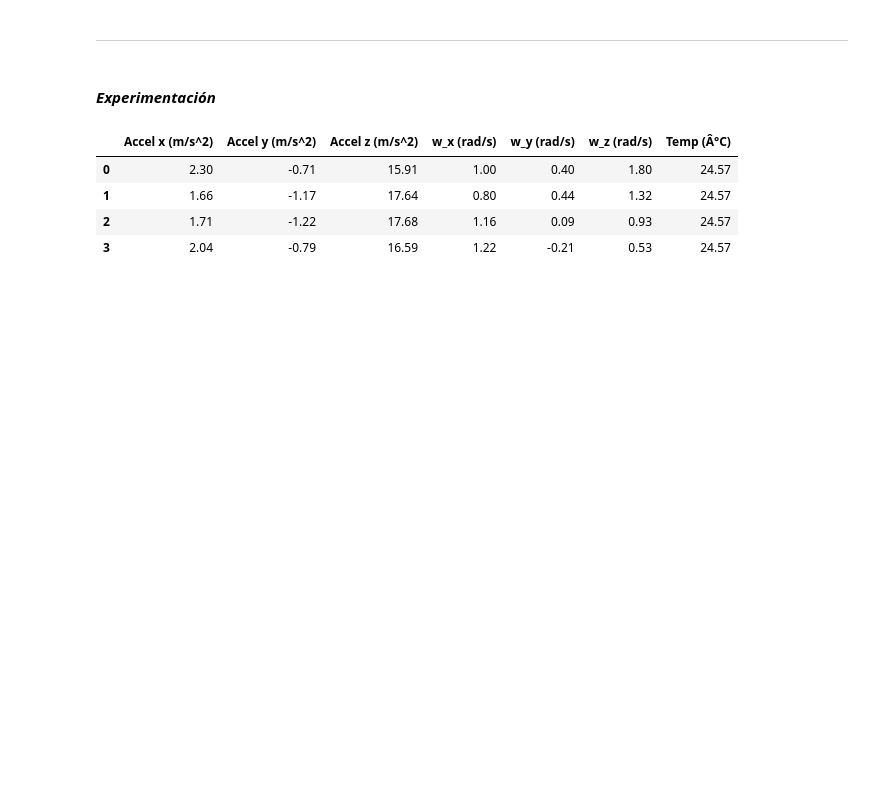
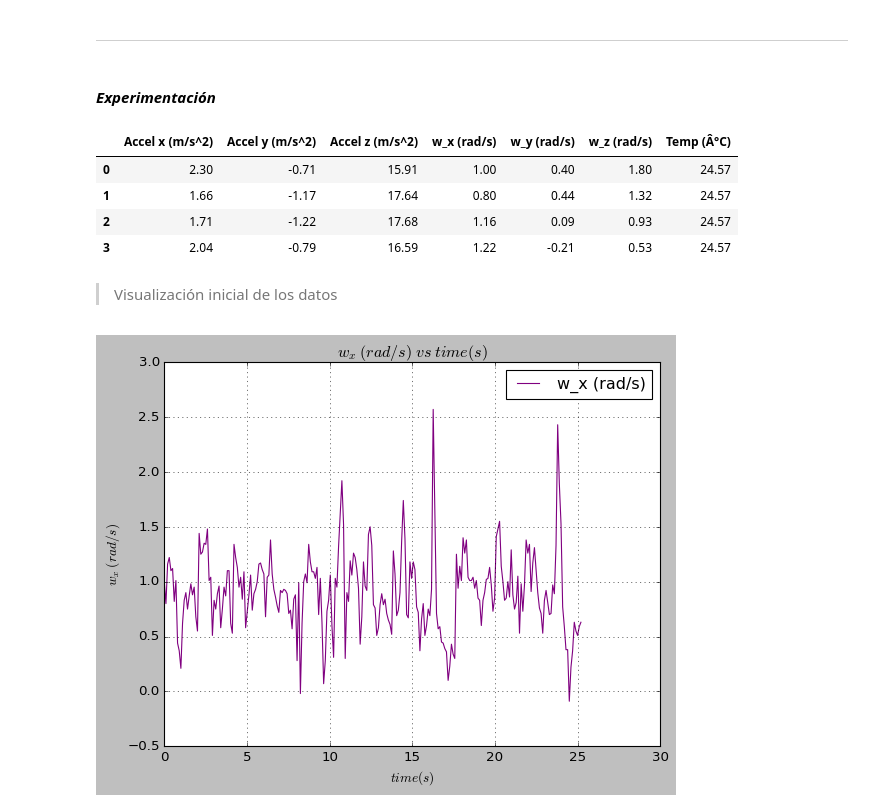
Before and after one commit to DuneV/MAIA-Curso, a Jupyter notebook: Modules/Kalman.ipynb, the cells around one changed output. Saved outputs shown, nothing was run; the diff lists cells and outputs as text; code cells hidden in the pictures; blank space fills up the shorter version.

```diff
--- a/Modules/Kalman.ipynb
+++ b/Modules/Kalman.ipynb
@@ -171,6 +171,7 @@ El filtro complementario se destaca por su simplicidad y eficacia en la fusión
 import numpy as np
 import matplotlib.pyplot as plt
 import pandas as pd
+plt.style.use('classic')
 # %%
 data = pd.read_excel(r'..\Data\front.xlsx')
 # %%
@@ -192,0 +185,20 @@ def getAngleCFilter(pitch, gyro_rate, dt):
+# %%
+'''
+    Se crea el vector de tiempo asociado a la tasa de muestreo del sensor
+'''
+data_len = len(data)
+T = 1 / 10
+total_time = T * data_len
+t = np.linspace(0, total_time, data_len)
+data['time'] = t
+# %% [markdown]
+> Visualización inicial de los datos
+# %%
+data.plot(x='time', y='w_x (rad/s)', color='purple')
+plt.grid()
+plt.ylabel(r'$w_{x}\;(rad/s)$')
+plt.xlabel('$time (s)$')
+plt.title(r'$w_{x}\;(rad/s)\; vs \; time(s)$')
+plt.show()
+# %% [output]
+[figure, added]
```
Also changed, not shown: parts of 10 cells of this notebook.
